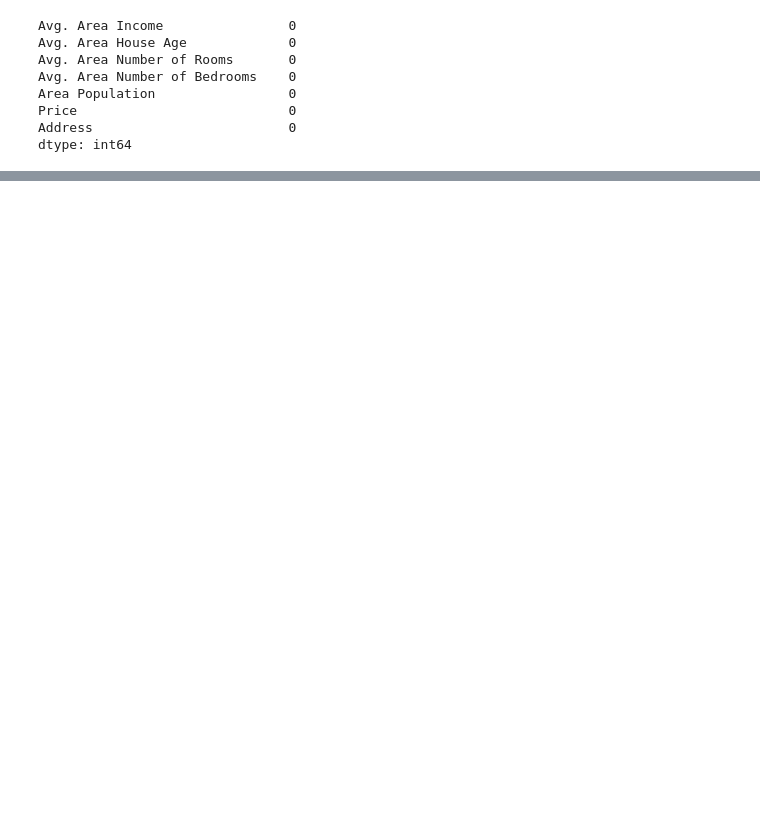
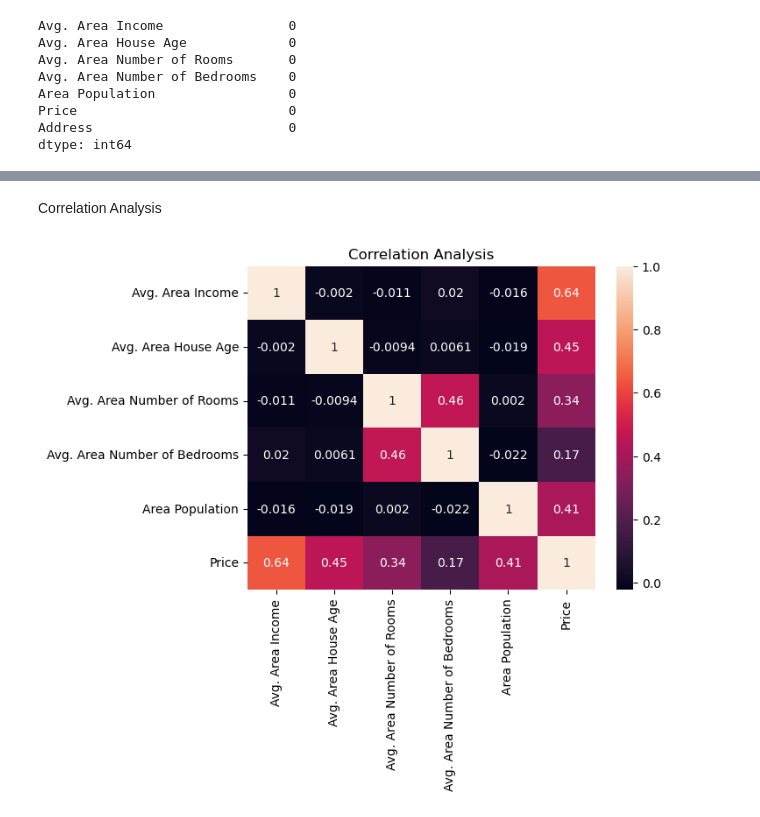
Before and after one commit to JuttuAbhiram/Machine-Learning, a Jupyter notebook: Linear_Regression/house_price_prediction.ipynb, the cells around one changed output, grey strips where cells are left out. Cells and saved outputs as stored; diff of their text form; code cells hidden in the pictures; blank space fills up the shorter version.

```diff
--- a/Linear_Regression/house_price_prediction.ipynb
+++ b/Linear_Regression/house_price_prediction.ipynb
@@ -78,0 +89,10 @@ dtype: int64
+# %% [markdown]
+Correlation Analysis
+# %%
+numerical_columns=['Avg. Area Income', 'Avg. Area House Age', 'Avg. Area Number of Rooms',
+       'Avg. Area Number of Bedrooms', 'Area Population', 'Price']
+sns.heatmap(df[numerical_columns].corr(),annot=True)
+plt.title("Correlation Analysis")
+plt.show()
+# %% [output]
+[figure, added]
```
Also changed, not shown: parts of 2 cells of this notebook.
